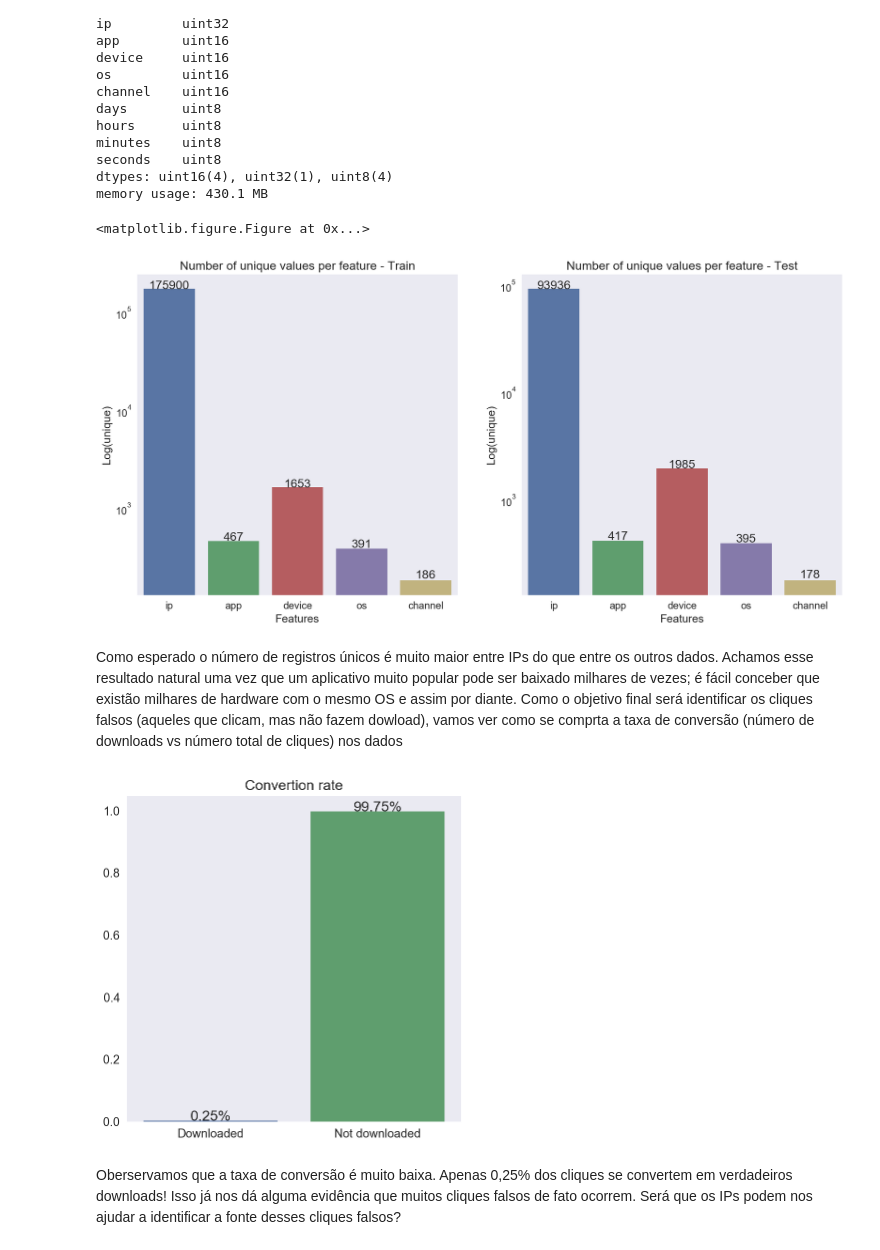
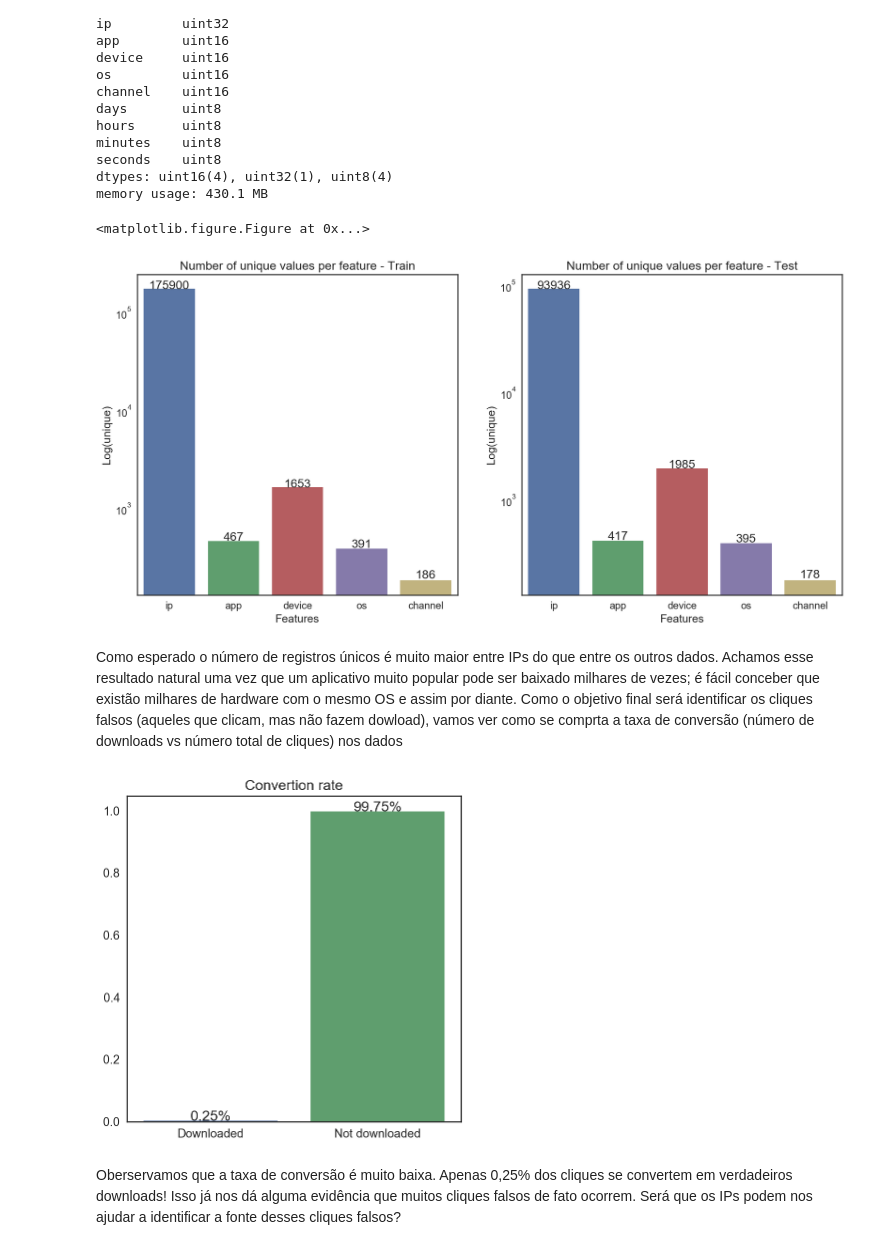
Before and after one commit to rgriva/Kaggle, a Jupyter notebook: EDA-A.ipynb, the cells around one changed output. Saved outputs shown, nothing was run; the diff lists cells and outputs as text; code cells hidden in the pictures.

```diff
--- a/EDA-A.ipynb
+++ b/EDA-A.ipynb
@@ -113,33 +113,33 @@ memory usage: 430.1 MB
 # %%
 plt.figure(figsize=(10,6))
 cols = ['ip', 'app', 'device', 'os', 'channel']
 uniques_train = [len(train[col].unique()) for col in cols]
 uniques_test = [len(test[col].unique()) for col in cols]
 
 sns.set(font_scale=1.2)
-sns.set_style('dark')
+sns.set_style('white')
 
 fig, axs = plt.subplots(1, 2,figsize=(15,7))
 graph_train = sns.barplot(cols, uniques_train, ax=axs[0], log=True)
 graph_test = sns.barplot(cols, uniques_test, ax=axs[1], log=True)
 
 graph_train.set(xlabel='Features', ylabel='Log(unique)', title='Number of unique values per feature - Train')
 graph_test.set(xlabel='Features', ylabel='Log(unique)', title='Number of unique values per feature - Test')
 
 for t, tt, uniq_t, uniq_tt in zip(graph_train.patches, graph_test.patches, uniques_train, uniques_test):
     height_train=t.get_height()
     height_test=tt.get_height()
     graph_train.text(t.get_x()+t.get_width()/2.,
             height_train + 10,
             uniq_t,
             ha="center")
     graph_test.text(tt.get_x()+tt.get_width()/2.,
             height_test + 10,
             uniq_tt,
             ha="center")
 # %% [output]
 <matplotlib.figure.Figure at 0x...>
-[figure, old version]
+[figure, new version]
 # %% [markdown]
 Como esperado o número de registros únicos é muito maior entre IPs do que entre os outros dados. Achamos esse resultado natural uma vez que um aplicativo muito popular pode ser baixado milhares de vezes; é fácil conceber que existão milhares de hardware com o mesmo OS e assim por diante.
 Como o objetivo final será identificar os cliques falsos (aqueles que clicam, mas não fazem dowload), vamos ver como se comprta a taxa de conversão (número de downloads vs número total de cliques) nos dados
@@ -160,7 +160,7 @@ for c, d in zip(ax.patches, downloads):
             '{}%'.format(round(d*100,2)),
             ha="center")
 # %% [output]
-[figure, old version]
+[figure, new version]
 # %% [markdown]
 Oberservamos que a taxa de conversão é muito baixa. Apenas 0,25% dos cliques se convertem em verdadeiros downloads! Isso já nos dá alguma evidência que muitos cliques falsos de fato ocorrem. Será que os IPs podem nos ajudar a identificar a fonte desses cliques falsos?
 # %% [markdown]
```
Also changed, not shown: parts of 9 cells of this notebook.
